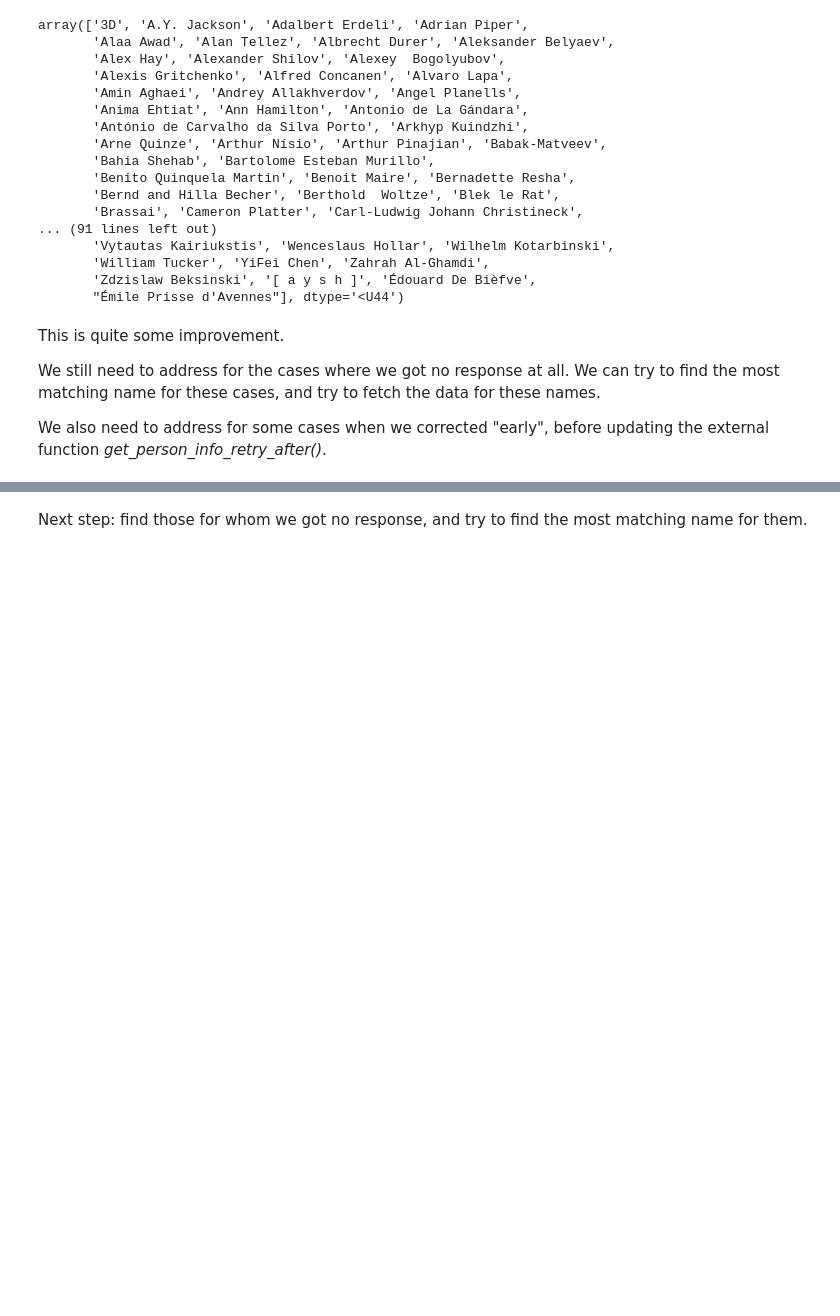
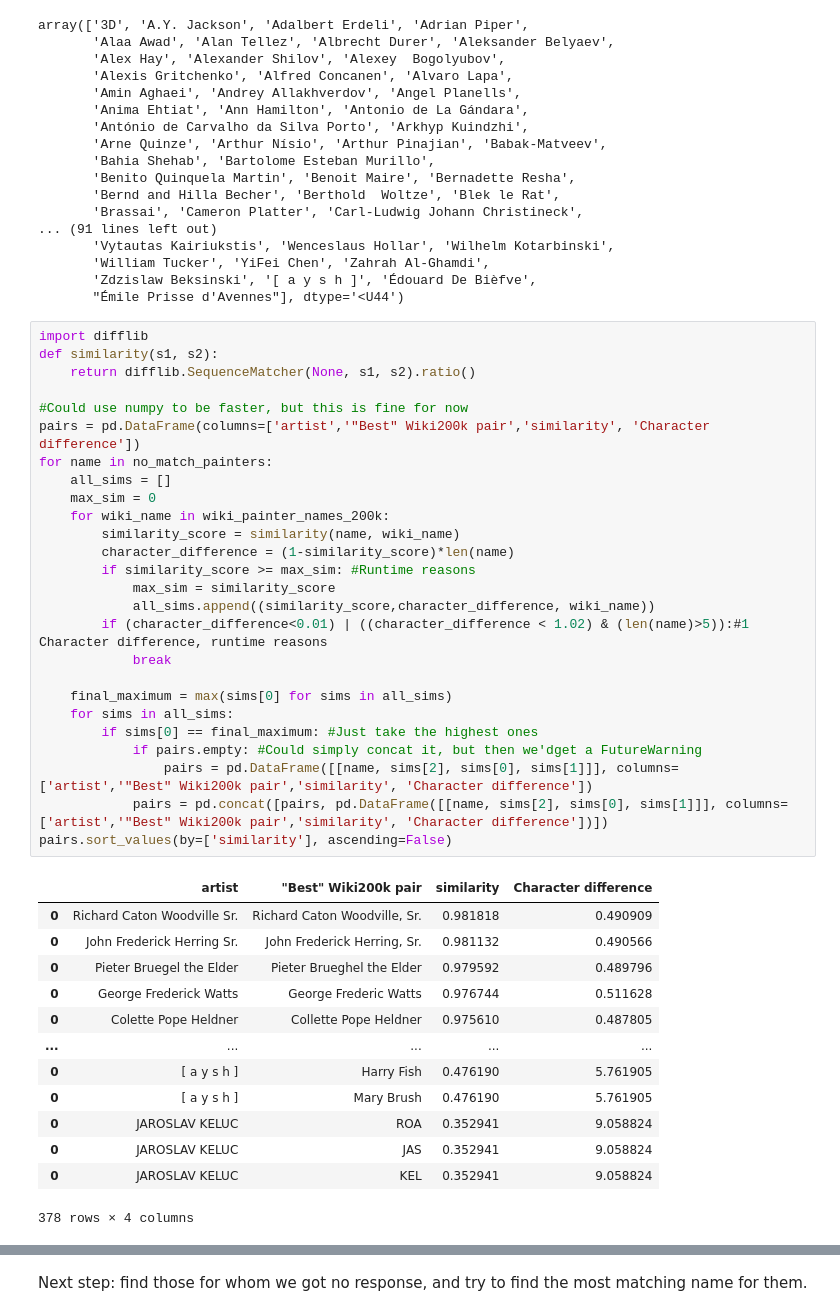
Before and after one commit to me9hanics/PainterPalette, a Jupyter notebook: wikiart_updates.ipynb, the cells around one changed output, grey strips where cells are left out. Drawn from its saved outputs; the diff is of its cells as text; blank space fills up the shorter version.

Commit message:
update artist info: alias name artists

```diff
--- a/wikiart_updates.ipynb
+++ b/wikiart_updates.ipynb
@@ -329,9 +329,43 @@ array(['3D', 'A.Y. Jackson', 'Adalbert Erdeli', 'Adrian Piper',
        'William Tucker', 'YiFei Chen', 'Zahrah Al-Ghamdi',
        'Zdzislaw Beksinski', '[ a y s h ]', 'Édouard De Bièfve',
        "Émile Prisse d'Avennes"], dtype='<U44')
-# %% [markdown]
-This is quite some improvement.
-
-We still need to address for the cases where we got no response at all. We can try to find the most matching name for these cases, and try to fetch the data for these names.
-
-We also need to address for some cases when we corrected "early", before updating the external function *get_person_info_retry_after()*.
+# %%
+import difflib
+def similarity(s1, s2):
+    return difflib.SequenceMatcher(None, s1, s2).ratio()
+
+#Could use numpy to be faster, but this is fine for now
+pairs = pd.DataFrame(columns=['artist','"Best" Wiki200k pair','similarity', 'Character difference'])
+for name in no_match_painters:
+    all_sims = []
+    max_sim = 0
+    for wiki_name in wiki_painter_names_200k:
+        similarity_score = similarity(name, wiki_name)
+        character_difference = (1-similarity_score)*len(name)
+        if similarity_score >= max_sim: #Runtime reasons
+            max_sim = similarity_score
+            all_sims.append((similarity_score,character_difference, wiki_name))
+        if (character_difference<0.01) | ((character_difference < 1.02) & (len(name)>5)):#1 Character difference, runtime reasons
+            break
+
+    final_maximum = max(sims[0] for sims in all_sims)
+    for sims in all_sims:
+        if sims[0] == final_maximum: #Just take the highest ones
+            if pairs.empty: #Could simply concat it, but then we'dget a FutureWarning
+                pairs = pd.DataFrame([[name, sims[2], sims[0], sims[1]]], columns=['artist','"Best" Wiki200k pair','similarity', 'Character difference'])
+            pairs = pd.concat([pairs, pd.DataFrame([[name, sims[2], sims[0], sims[1]]], columns=['artist','"Best" Wiki200k pair','similarity', 'Character difference'])])
+pairs.sort_values(by=['similarity'], ascending=False)
+# %% [output]
+|  | artist | "Best" Wiki200k pair | similarity | Character difference |
+| 0 | Richard Caton Woodville Sr. | Richard Caton Woodville, Sr. | 0.981818 | 0.490909 |
+| 0 | John Frederick Herring Sr. | John Frederick Herring, Sr. | 0.981132 | 0.490566 |
+| 0 | Pieter Bruegel the Elder | Pieter Brueghel the Elder | 0.979592 | 0.489796 |
+| 0 | George Frederick Watts | George Frederic Watts | 0.976744 | 0.511628 |
+| 0 | Colette Pope Heldner | Collette Pope Heldner | 0.975610 | 0.487805 |
+| ... | ... | ... | ... | ... |
+| 0 | [ a y s h ] | Harry Fish | 0.476190 | 5.761905 |
+| 0 | [ a y s h ] | Mary Brush | 0.476190 | 5.761905 |
+| 0 | JAROSLAV KELUC | ROA | 0.352941 | 9.058824 |
+| 0 | JAROSLAV KELUC | JAS | 0.352941 | 9.058824 |
+| 0 | JAROSLAV KELUC | KEL | 0.352941 | 9.058824 |
+378 rows × 4 columns
```
Also changed, not shown: parts of 6 cells of this notebook, 1 other file.
